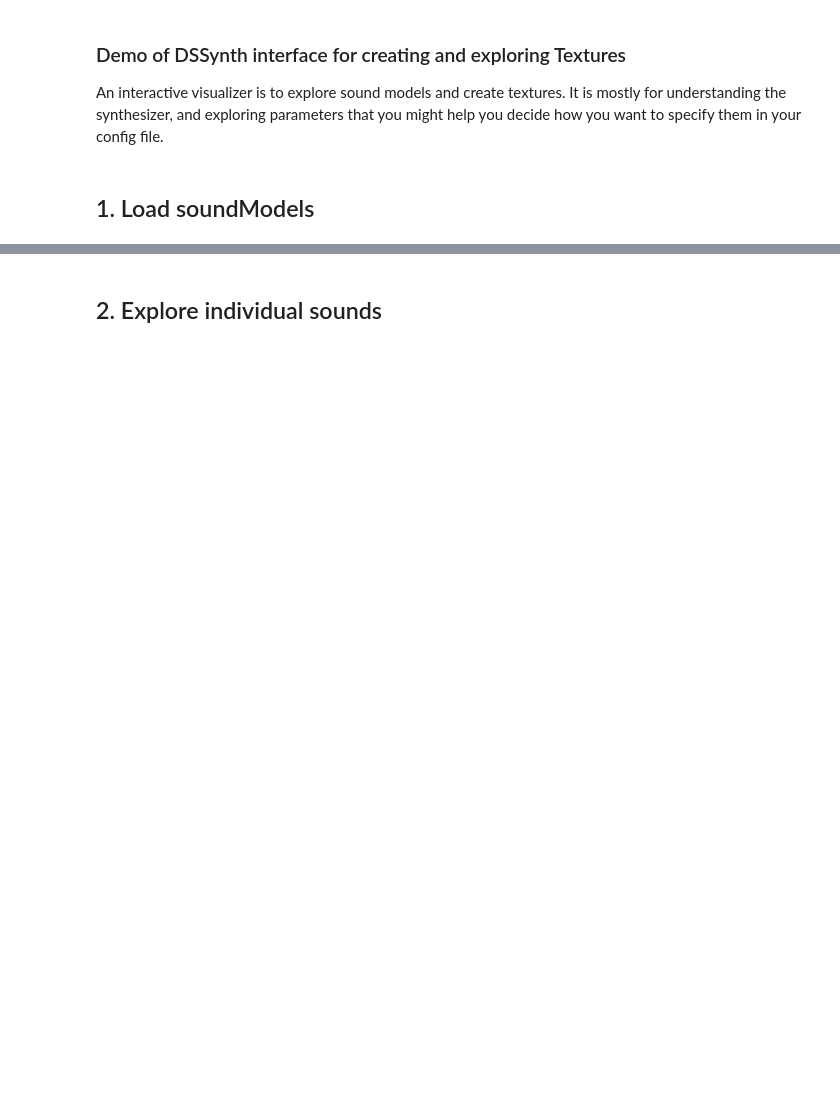
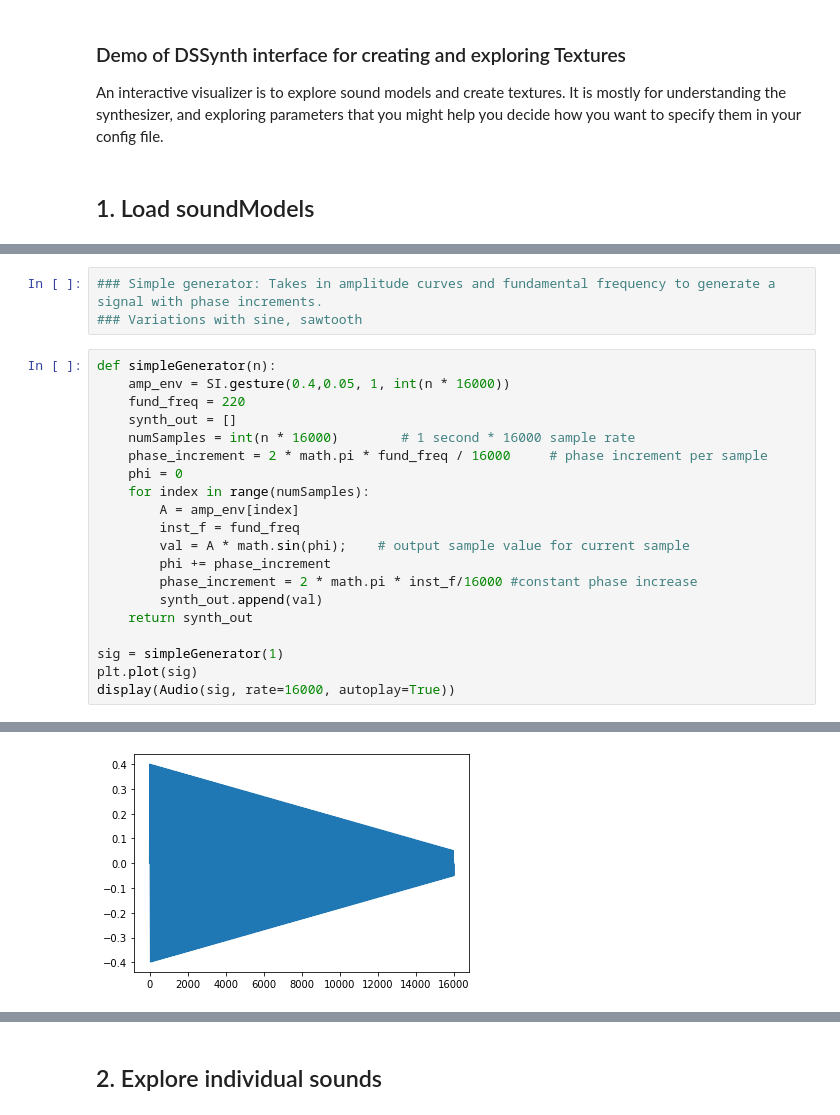
Before and after one commit to prashanthtr/DSGenerator, a Jupyter notebook: TextureVisualization-notebook.ipynb, the cells around one changed output, grey strips where cells are left out. Saved outputs shown, nothing was run; the diff lists cells and outputs as text; blank space fills up the shorter version.

```diff
--- a/TextureVisualization-notebook.ipynb
+++ b/TextureVisualization-notebook.ipynb
@@ -38,0 +57,24 @@ soundModels
+# %%
+### Simple generator: Takes in amplitude curves and fundamental frequency to generate a signal with phase increments.
+### Variations with sine, sawtooth
+# %%
+def simpleGenerator(n):
+    amp_env = SI.gesture(0.4,0.05, 1, int(n * 16000))
+    fund_freq = 220
+    synth_out = []
+    numSamples = int(n * 16000)        # 1 second * 16000 sample rate
+    phase_increment = 2 * math.pi * fund_freq / 16000     # phase increment per sample
+    phi = 0
+    for index in range(numSamples):
+        A = amp_env[index]
+        inst_f = fund_freq
+        val = A * math.sin(phi);    # output sample value for current sample
+        phi += phase_increment
+        phase_increment = 2 * math.pi * inst_f/16000 #constant phase increase
+        synth_out.append(val)
+    return synth_out
+
+sig = simpleGenerator(1)
+plt.plot(sig)
+display(Audio(sig, rate=16000, autoplay=True))
+# %% [output]
@@ -38,0 +82 @@ soundModels
+[figure, added]
```
Also changed, not shown: parts of 22 cells of this notebook, 4 other files.
